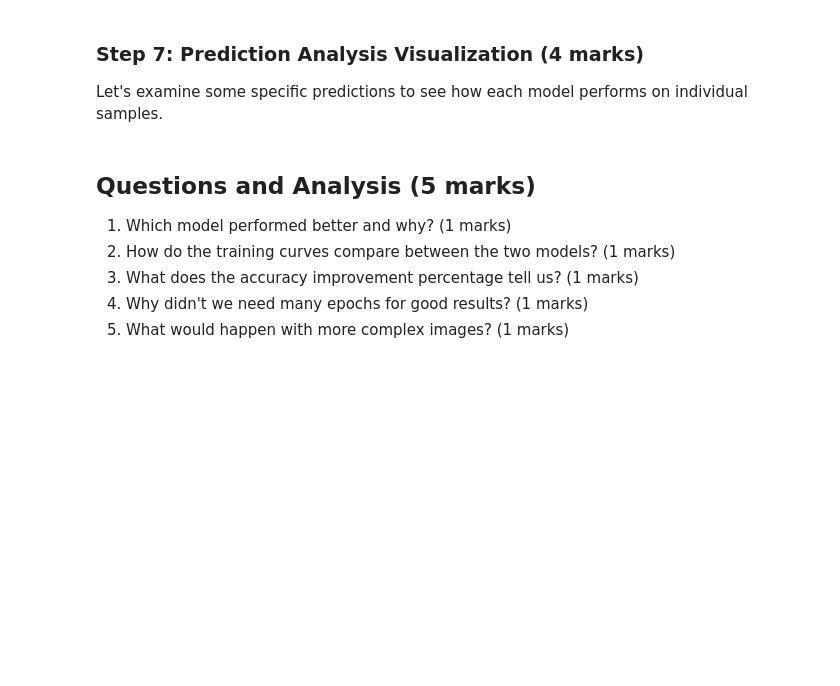
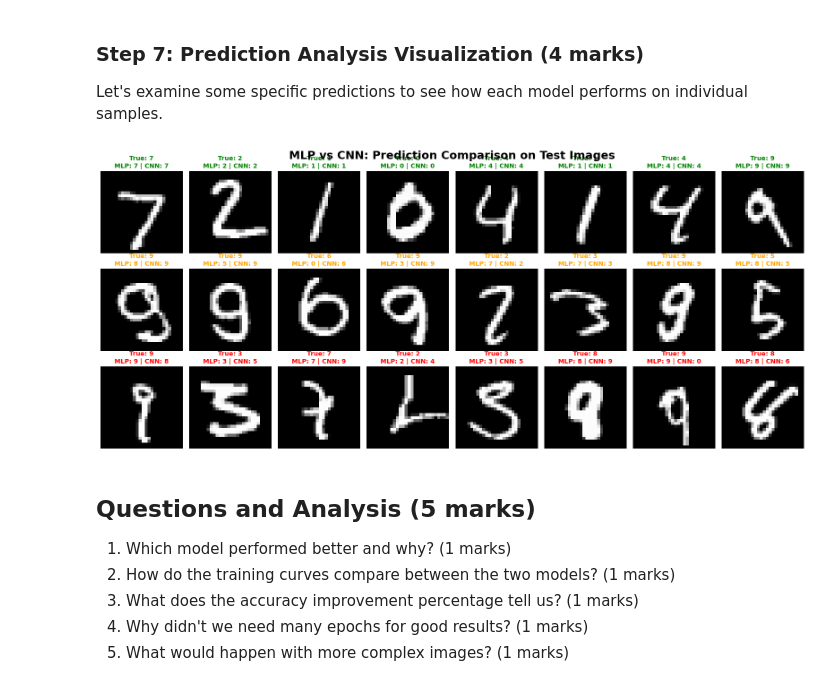
Before and after one commit to adamanastas/ENGG680_2025_Fall, a Jupyter notebook: Assignment2_Upload.ipynb, the cells around one changed output. Cells and saved outputs as stored; diff of their text form; code cells hidden in the pictures; blank space fills up the shorter version.

```diff
--- a/Assignment2_Upload.ipynb
+++ b/Assignment2_Upload.ipynb
@@ -1586,3 +1687,64 @@ plt.show()
+# %%
+# Visualize correct and incorrect predictions, create a 3x8 grid
+# First row: Both models correct
+# Second row: CNN correct, MLP wrong
+# Third row: MLP correct, CNN wrong
+
+# Create subplots
+# your code here (1 marks)
+
+
+# Find correct predictions for each case
+# Sample for both_correct
+both_correct = (mlp_predicted_classes == y_test) & (cnn_predicted_classes == y_test)
+both_correct_indices = np.where(both_correct)[0][:8]
+
+# your code here (1 marks)
+# Step 7: Prediction Analysis Visualization (4 marks)
+fig, axes = plt.subplots(3, 8, figsize=(16, 7))
+fig.suptitle('MLP vs CNN: Prediction Comparison on Test Images', fontsize=18, fontweight='bold')
+
+# Find indices for each case
+both_correct      = (mlp_predicted_classes == y_test) & (cnn_predicted_classes == y_test)
+cnn_correct_mlp_wrong = (cnn_predicted_classes == y_test) & (mlp_predicted_classes != y_test)
+mlp_correct_cnn_wrong = (mlp_predicted_classes == y_test) & (cnn_predicted_classes != y_test)
+
+# Get 8 examples from each category
+both_idx       = np.where(both_correct)[0][:8]
+cnn_only_idx   = np.where(cnn_correct_mlp_wrong)[0][:8]
+mlp_only_idx   = np.where(mlp_correct_cnn_wrong)[0][:8]
+
+# Row titles
+row_titles = [
+    "Both Correct",
+    "CNN Correct, MLP Wrong",
+    "MLP Correct, CNN Wrong (Very Rare!)"
+]
+colors = ['green', 'orange', 'red']
+
+# Plot all rows
+for row, (indices, title, color) in enumerate(zip([both_idx, cnn_only_idx, mlp_only_idx],
+                                                  row_titles, colors)):
+    for col in range(8):
+        idx = indices[col]
+        img = X_test_normalized[idx]
+        true_label = y_test[idx]
+        mlp_pred = mlp_predicted_classes[idx]
+        cnn_pred = cnn_predicted_classes[idx]
+
+        axes[row, col].imshow(img, cmap='gray')
+        axes[row, col].set_title(f"True: {true_label}\nMLP: {mlp_pred} | CNN: {cnn_pred}",
+                                 color=color, fontweight='bold', fontsize=10)
+        axes[row, col].axis('off')
+
+    # Add row label on the left
+    axes[row, 0].set_ylabel(title, rotation=0, labelpad=80, fontsize=13, fontweight='bold', color=colors[row])
+
+plt.tight_layout()
+plt.subplots_adjust(top=0.92)
+plt.show()
+# %% [output]
+[figure, added]
 # %% [markdown]
 ## Questions and Analysis (5 marks)
 
```
Also changed, not shown: parts of 21 cells of this notebook, 5 other files.
